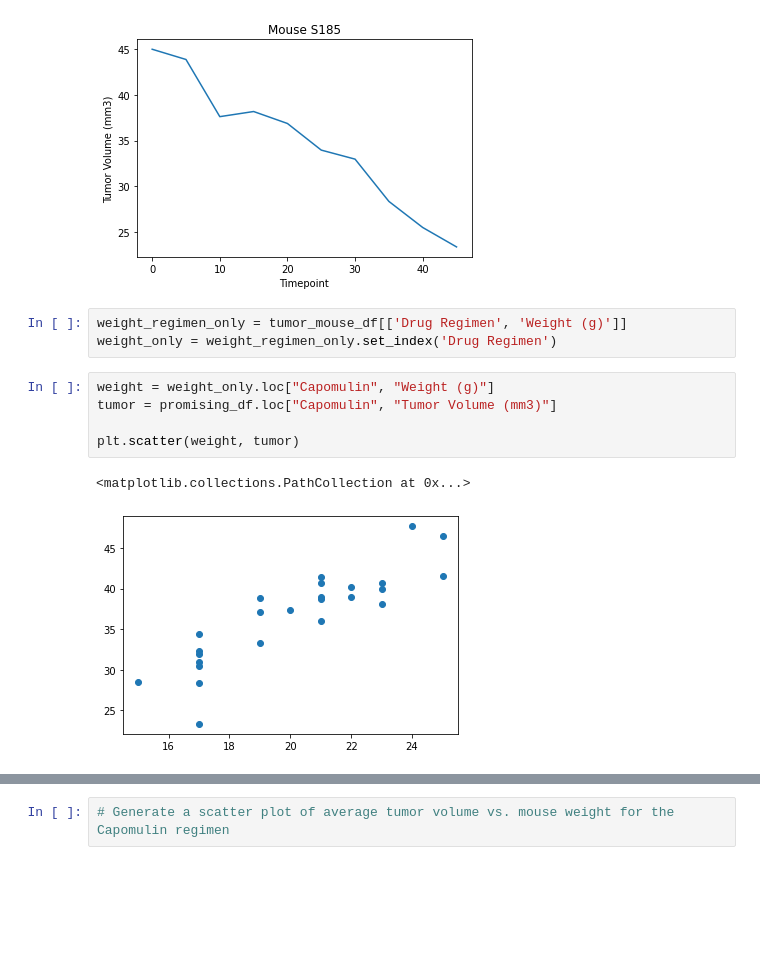
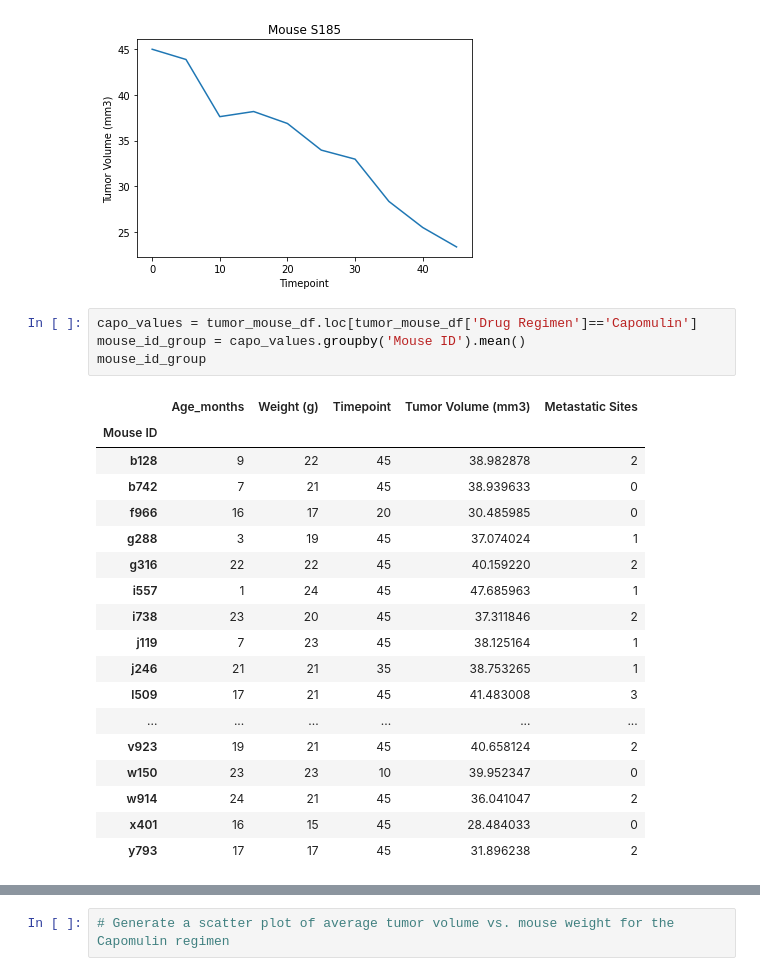
Before and after one commit to Navilongo/Pharmaceutical-Analysis-with-Python, a Jupyter notebook: pymaceuticals.ipynb, the cells around one changed output, grey strips where cells are left out. Drawn from its saved outputs; the diff is of its cells as text; blank space fills up the shorter version.

```diff
--- a/pymaceuticals.ipynb
+++ b/pymaceuticals.ipynb
@@ -381,14 +347,26 @@ plt.ylabel("Tumor Volume (mm3)")
 # %% [output]
 Text(0, 0.5, 'Tumor Volume (mm3)')
 [figure]
-# %%
-weight_regimen_only = tumor_mouse_df[['Drug Regimen', 'Weight (g)']]
-weight_only = weight_regimen_only.set_index('Drug Regimen')
-# %%
-weight = weight_only.loc["Capomulin", "Weight (g)"]
-tumor = promising_df.loc["Capomulin", "Tumor Volume (mm3)"]
-
-plt.scatter(weight, tumor)
-# %% [output]
-<matplotlib.collections.PathCollection at 0x...>
-[figure, removed]
+# %%
+capo_values = tumor_mouse_df.loc[tumor_mouse_df['Drug Regimen']=='Capomulin']
+mouse_id_group = capo_values.groupby('Mouse ID').mean()
+mouse_id_group
+# %% [output]
+|  | Age_months | Weight (g) | Timepoint | Tumor Volume (mm3) | Metastatic Sites |
+| Mouse ID |  |  |  |  |  |
+| b128 | 9 | 22 | 45 | 38.982878 | 2 |
+| b742 | 7 | 21 | 45 | 38.939633 | 0 |
+| f966 | 16 | 17 | 20 | 30.485985 | 0 |
+| g288 | 3 | 19 | 45 | 37.074024 | 1 |
+| g316 | 22 | 22 | 45 | 40.159220 | 2 |
+| i557 | 1 | 24 | 45 | 47.685963 | 1 |
+| i738 | 23 | 20 | 45 | 37.311846 | 2 |
+| j119 | 7 | 23 | 45 | 38.125164 | 1 |
+| j246 | 21 | 21 | 35 | 38.753265 | 1 |
+| l509 | 17 | 21 | 45 | 41.483008 | 3 |
+| ... | ... | ... | ... | ... | ... |
+| v923 | 19 | 21 | 45 | 40.658124 | 2 |
+| w150 | 23 | 23 | 10 | 39.952347 | 0 |
+| w914 | 24 | 21 | 45 | 36.041047 | 2 |
+| x401 | 16 | 15 | 45 | 28.484033 | 0 |
+| y793 | 17 | 17 | 45 | 31.896238 | 2 |
```
Also changed, not shown: parts of 7 cells of this notebook.
